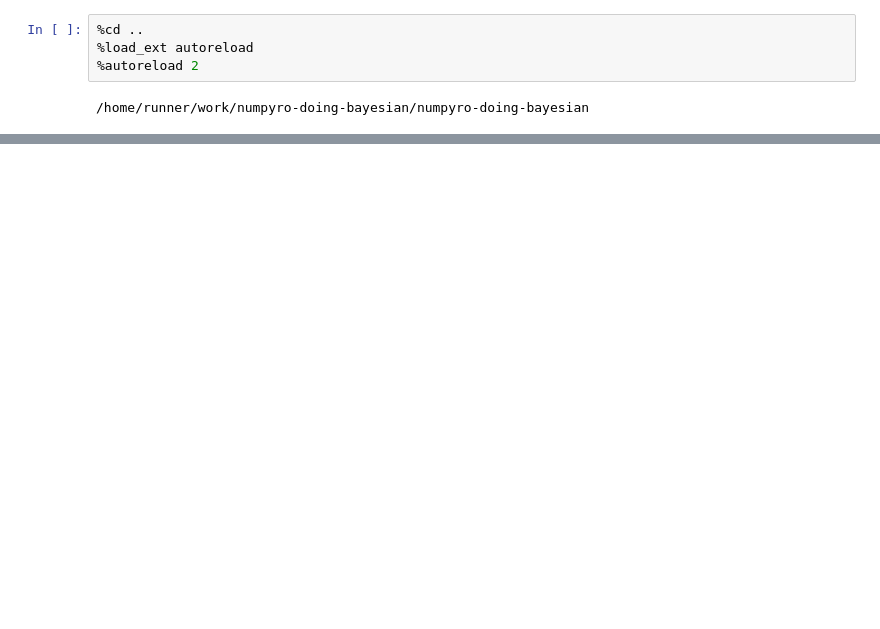
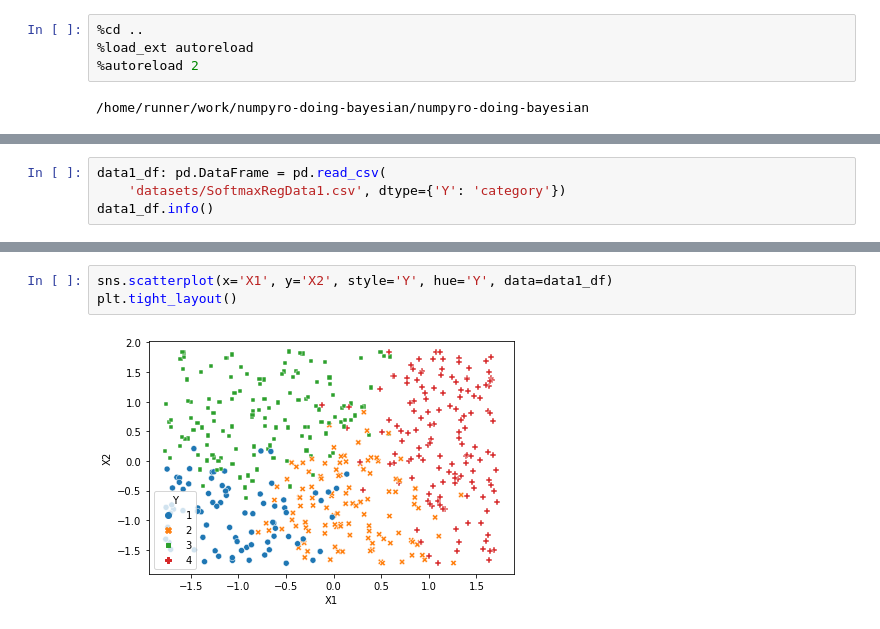
Before and after one commit to beekill95/numpyro-doing-bayesian, a Jupyter notebook: outputs/chapter_22.ipynb, the cells around one changed output, grey strips where cells are left out. Saved outputs shown, nothing was run; the diff lists cells and outputs as text; blank space fills up the shorter version.

```diff
--- a/outputs/chapter_22.ipynb
+++ b/outputs/chapter_22.ipynb
@@ -26,0 +27,4 @@ numpyro.set_host_device_count(4)
+# %%
+data1_df: pd.DataFrame = pd.read_csv(
+    'datasets/SoftmaxRegData1.csv', dtype={'Y': 'category'})
+data1_df.info()
@@ -26,0 +42,5 @@ numpyro.set_host_device_count(4)
+# %%
+sns.scatterplot(x='X1', y='X2', style='Y', hue='Y', data=data1_df)
+plt.tight_layout()
+# %% [output]
+[figure, added]
```
Also changed, not shown: parts of 16 cells of this notebook, 15 other files.
